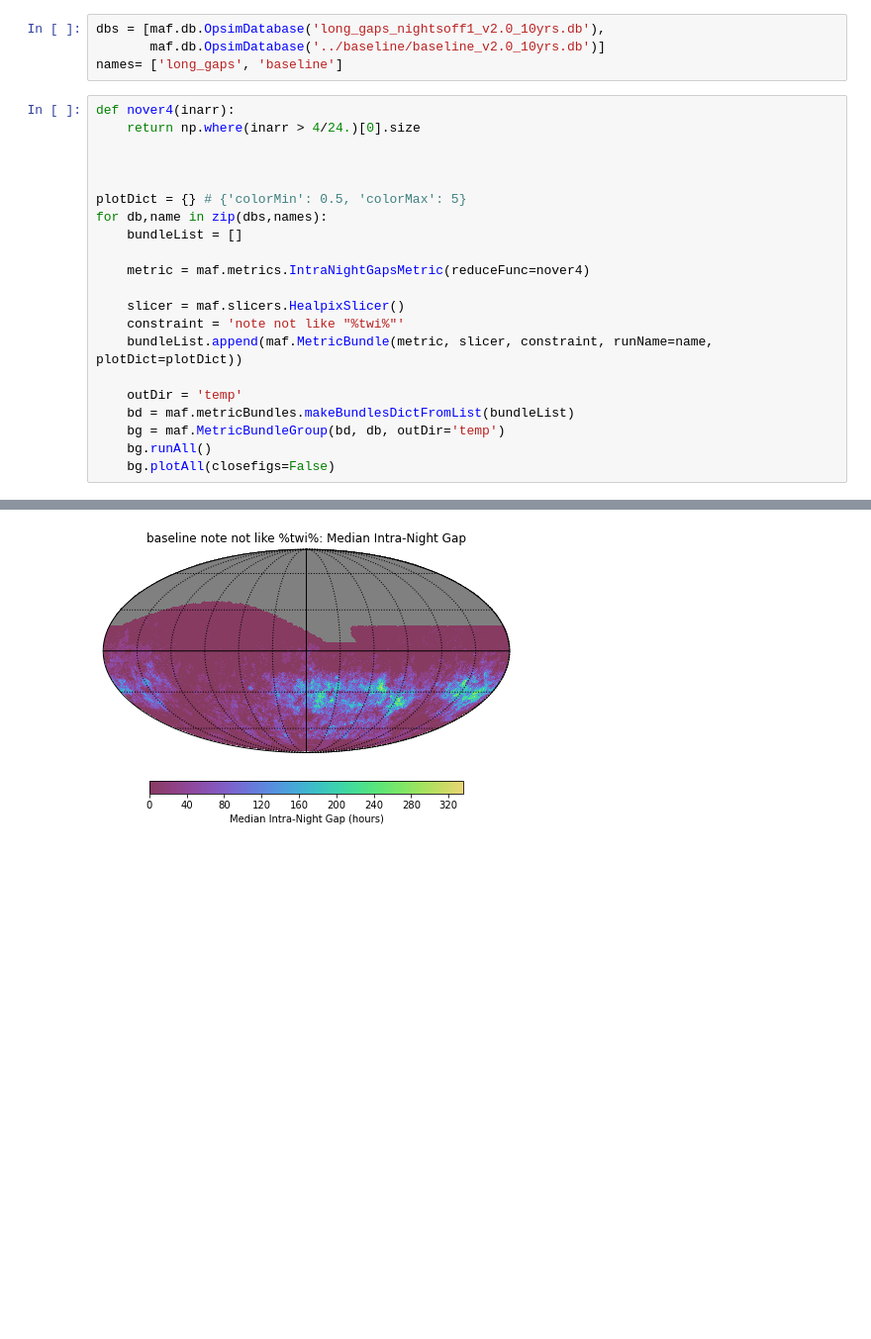
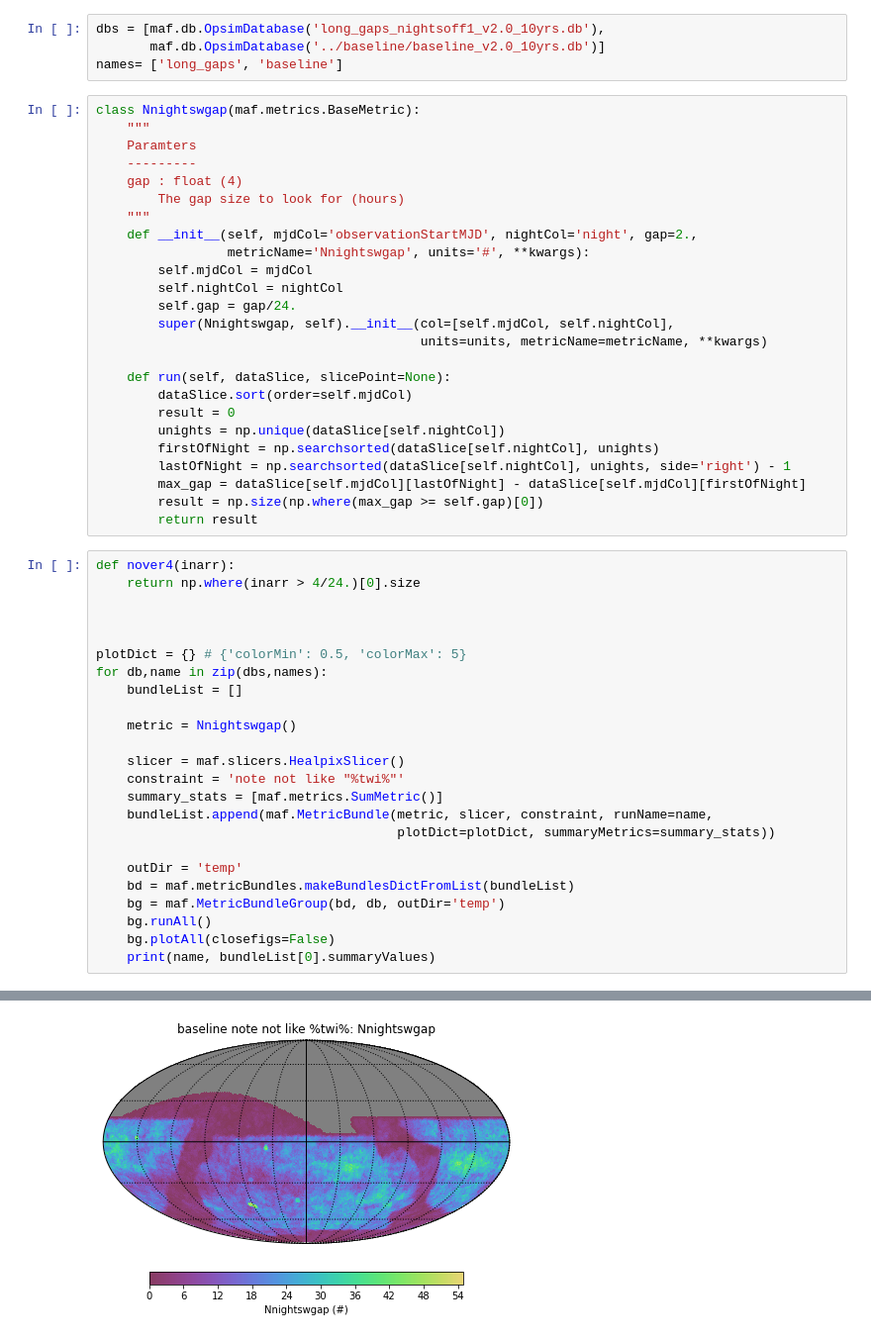
Before and after one commit to lsst-sims/sims_featureScheduler_runs2.0, a Jupyter notebook: long_gaps/intra_check.ipynb, the cells around one changed output, grey strips where cells are left out. Shown at 99% size. Cells and saved outputs as stored; diff of their text form; blank space fills up the shorter version.

Commit message:
better metric check

```diff
--- a/long_gaps/intra_check.ipynb
+++ b/long_gaps/intra_check.ipynb
@@ -12,6 +12,31 @@ import rubin_sim.utils as rsUtils
 dbs = [maf.db.OpsimDatabase('long_gaps_nightsoff1_v2.0_10yrs.db'),
        maf.db.OpsimDatabase('../baseline/baseline_v2.0_10yrs.db')]
 names= ['long_gaps', 'baseline']
+# %%
+class Nnightswgap(maf.metrics.BaseMetric):
+    """
+    Paramters
+    ---------
+    gap : float (4)
+        The gap size to look for (hours)
+    """
+    def __init__(self, mjdCol='observationStartMJD', nightCol='night', gap=2.,
+                 metricName='Nnightswgap', units='#', **kwargs):
+        self.mjdCol = mjdCol
+        self.nightCol = nightCol
+        self.gap = gap/24.
+        super(Nnightswgap, self).__init__(col=[self.mjdCol, self.nightCol],
+                                          units=units, metricName=metricName, **kwargs)
+
+    def run(self, dataSlice, slicePoint=None):
+        dataSlice.sort(order=self.mjdCol)
+        result = 0
+        unights = np.unique(dataSlice[self.nightCol])
+        firstOfNight = np.searchsorted(dataSlice[self.nightCol], unights)
+        lastOfNight = np.searchsorted(dataSlice[self.nightCol], unights, side='right') - 1
+        max_gap = dataSlice[self.mjdCol][lastOfNight] - dataSlice[self.mjdCol][firstOfNight]
+        result = np.size(np.where(max_gap >= self.gap)[0])
+        return result
 # %%
 def nover4(inarr):
     return np.where(inarr > 4/24.)[0].size
@@ -22,16 +47,19 @@ plotDict = {} # {'colorMin': 0.5, 'colorMax': 5}
 for db,name in zip(dbs,names):
     bundleList = []
 
-    metric = maf.metrics.IntraNightGapsMetric(reduceFunc=nover4)
+    metric = Nnightswgap()
 
     slicer = maf.slicers.HealpixSlicer()
     constraint = 'note not like "%twi%"'
-    bundleList.append(maf.MetricBundle(metric, slicer, constraint, runName=name, plotDict=plotDict))
+    summary_stats = [maf.metrics.SumMetric()]
+    bundleList.append(maf.MetricBundle(metric, slicer, constraint, runName=name,
+                                       plotDict=plotDict, summaryMetrics=summary_stats))
 
     outDir = 'temp'
     bd = maf.metricBundles.makeBundlesDictFromList(bundleList)
     bg = maf.MetricBundleGroup(bd, db, outDir='temp')
     bg.runAll()
     bg.plotAll(closefigs=False)
+    print(name, bundleList[0].summaryValues)
 # %% [output]
 Healpix slicer using NSIDE=128, approximate resolution 27.483891 arcminutes
@@ -59 +89 @@ Plotting complete.
-[figure, old version]
+[figure, new version]
```
Also changed, not shown: parts of 2 cells of this notebook, 1 other file.
